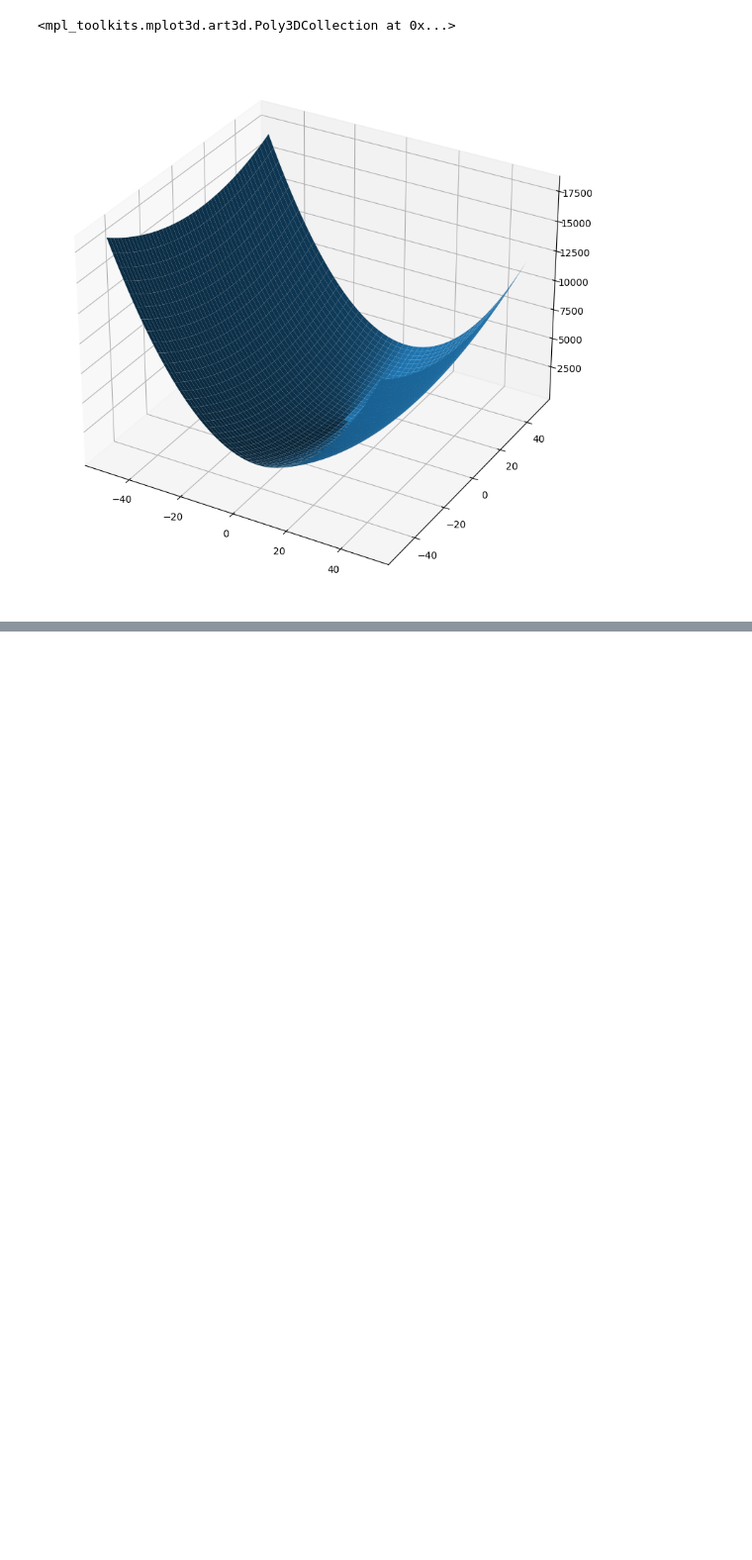
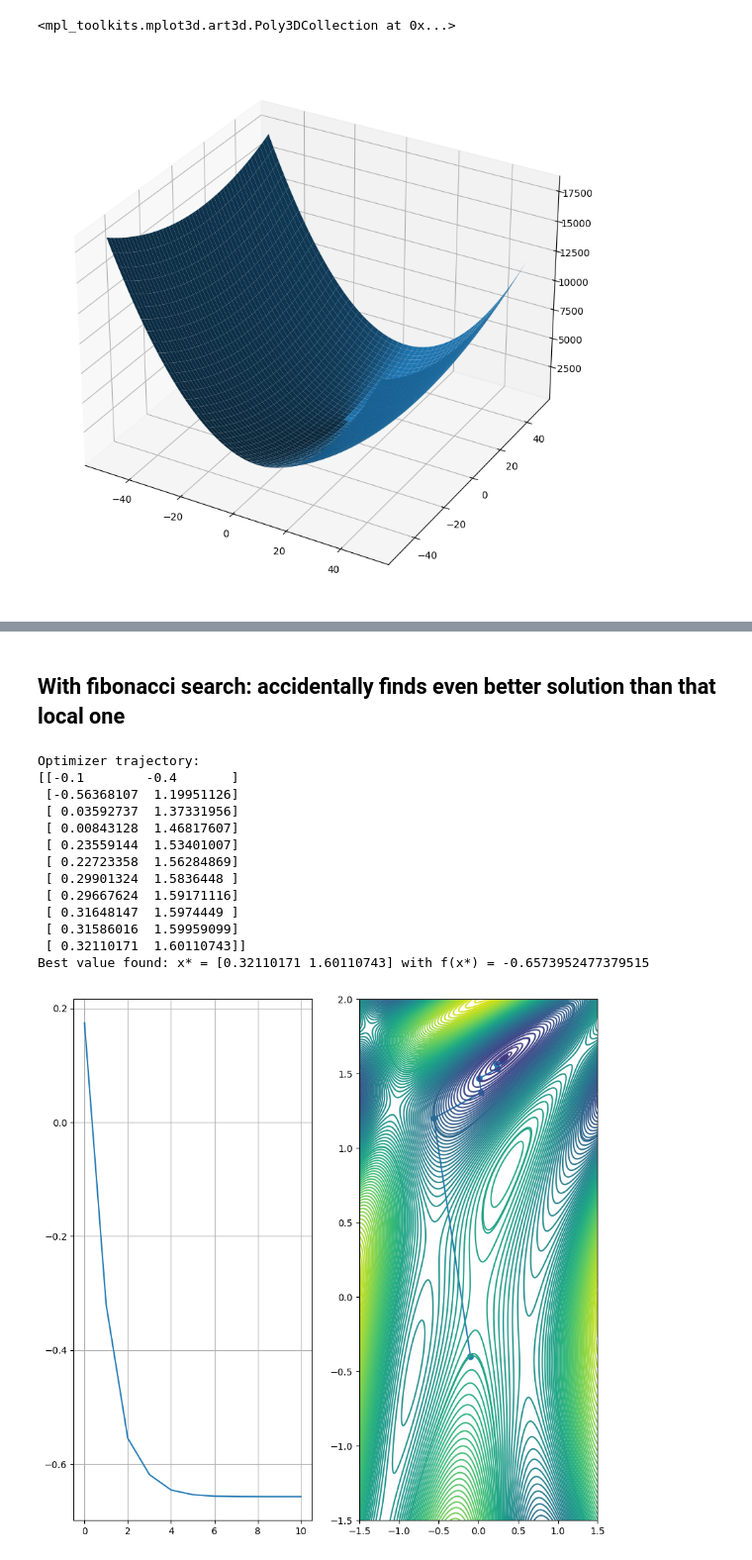
Before and after one commit to spanish-inquisition-optimization/GradientDescent, a Jupyter notebook: part_1.ipynb, the cells around one changed output, grey strips where cells are left out. Shown at 99% size. Saved outputs shown, nothing was run; the diff lists cells and outputs as text; code cells hidden in the pictures; blank space fills up the shorter version.

```diff
--- a/part_1.ipynb
+++ b/part_1.ipynb
@@ -60,0 +89,19 @@ Best value found: x* = [5. 7.] with f(x*) = 1.5777218104420236e-27
+# %% [markdown]
+## With fibonacci search: accidentally finds even better solution than that local one
+# %%
+visualize_optimizing_process(trig, trig_roi, np.array(gradient_descent(trig, trig_derivative, [-0.1, -0.4], fibonacci_search(30), lambda f, points: len(points) > 10)))
+# %% [output]
+Optimizer trajectory:
+[[-0.1        -0.4       ]
+ [-0.56368107  1.19951126]
+ [ 0.03592737  1.37331956]
+ [ 0.00843128  1.46817607]
+ [ 0.23559144  1.53401007]
+ [ 0.22723358  1.56284869]
+ [ 0.29901324  1.5836448 ]
+ [ 0.29667624  1.59171116]
+ [ 0.31648147  1.5974449 ]
+ [ 0.31586016  1.59959099]
+ [ 0.32110171  1.60110743]]
+Best value found: x* = [0.32110171 1.60110743] with f(x*) = -0.6573952477379515
+[figure, added]
```
Also changed, not shown: parts of 8 cells of this notebook, 4 other files.
